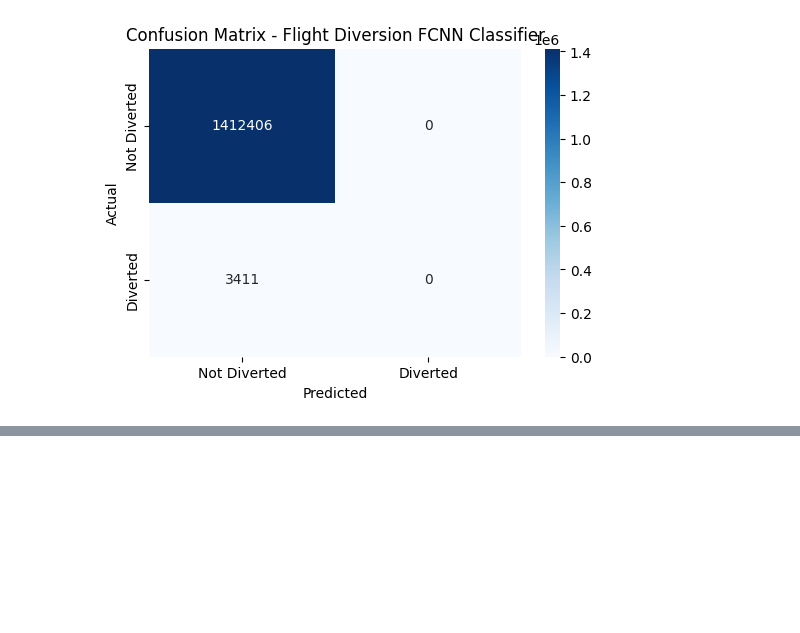
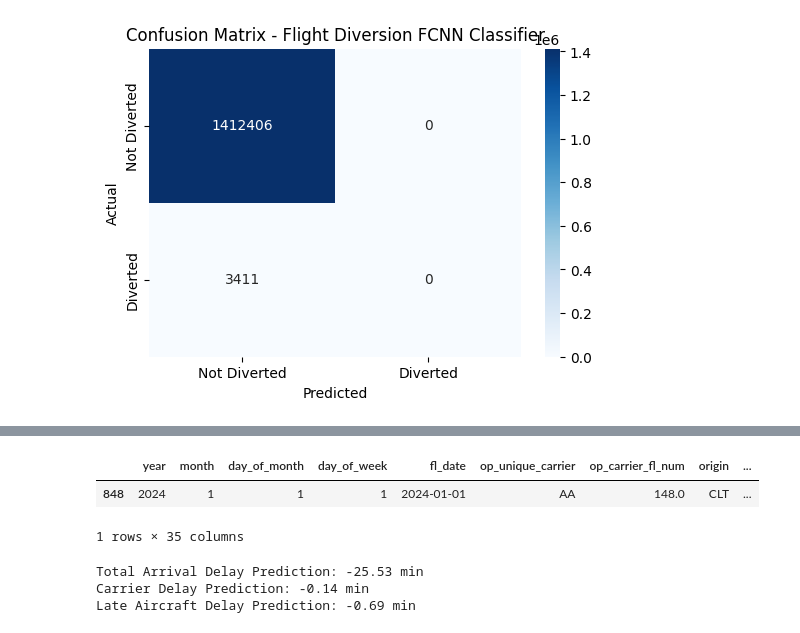
Before and after one commit to obaileyw-uncc/ecgr5105, a Jupyter notebook: project/FreshMonthlyApproach5105_project_orb.ipynb, the cells around one changed output, grey strips where cells are left out. Drawn from its saved outputs; the diff is of its cells as text; code cells hidden in the pictures; blank space fills up the shorter version.

```diff
--- a/project/FreshMonthlyApproach5105_project_orb.ipynb
+++ b/project/FreshMonthlyApproach5105_project_orb.ipynb
@@ -1871,0 +1838,74 @@ plt.show()
+# %%
+# note: this interpreter will only work if the
+# model folder definition
+folder_str = '/content/drive/MyDrive/models/'
+
+regression_paths = {'Total Arrival Delay Prediction': 'arr_delay.bin',
+                    'Carrier Delay Prediction': 'carrier_delay_fcnn.bin',
+                    'Late Aircraft Delay Prediction': 'late_aircraft_delay.bin'}
+classifier_paths = {'Diversion Prediction': 'diverted_classifier.bin'}
+airline_codes = pd.Categorical(df['op_unique_carrier'])
+
+airline = input('Two-letter FAA airline code: ')
+flight = np.float32(input('Flight number: '))
+date = input('Flight date (MM/DD): ')
+
+month = np.float32(date[:2])
+day = np.float32(date[-2:])
+
+try:
+  input_data = df[X.month == month]
+  input_data = input_data[input_data.day_of_month == day]
+  input_data = input_data[input_data.op_unique_carrier == airline]
+  input_data = input_data[input_data.op_carrier_fl_num == flight]
+except:
+  if month > 12.0 or month < 1.0:
+    raise ValueError(f'Input data malformed: month {month} is not between',
+                     '1 and 12')
+  elif day < 1:
+    raise ValueError(f'Input data malformed: day cannot be negative')
+  elif month == 2.0 and day > 29:
+    raise ValueError(f'Input data malformed: day {day} is not between 1 and 29')
+  elif (month in [1.0, 3.0, 5.0, 7.0, 8.0, 10.0, 12.0]) and day > 31:
+    raise ValueError(f'Input data malformed: day {day} is not between 1 and 31')
+  elif day > 30:
+    raise ValueError(f'Input data malformed: day {day} is not between 1 and 30')
+  else:
+    raise ValueError('Input data malformed. Check to make sure that the flight',
+                     f'{airline} {int(flight)} exists')
+
+print(f'Flight selected: {airline} {int(flight)} ({int(month)}/{int(day)})')
+print('Input dataframe below')
+display(input_data)
+print()
+
+# get input data and labels
+numeric_cols = ["month","day_of_month","day_of_week",
+                "crs_dep_time","crs_arr_time","distance",
+                "dep_delay","crs_elapsed_time","taxi_out"]
+X_interpreter = X[X.index == input_data.index[0]]
+
+# Scale numeric features, keep categorical as integers
+X_interpreter_num  = scaler.transform(X_interpreter[numeric_cols])
+X_interpreter_carrier = X_interpreter["op_unique_carrier"].astype(int).values
+X_interpreter_origin = X_interpreter["origin"].astype(int).values
+X_interpreter_dest = X_interpreter["dest"].astype(int).values
+
+# convert to tensors and send to the GPU
+X_interpreter_num = torch.tensor(X_interpreter_num).to(device)
+X_interpreter_carrier = torch.tensor(X_interpreter_carrier).to(device)
+X_interpreter_origin = torch.tensor(X_interpreter_origin).to(device)
+X_interpreter_dest = torch.tensor(X_interpreter_dest).to(device)
+
+for name in regression_paths:
+  path_str = folder_str + regression_paths[name]
+  model_eval = FlightDelayFCNN(num_numeric=9,
+                               n_carriers=num_carriers,
+                               n_airports=num_airports).to(device)
+  model_eval.load_state_dict(torch.load(path_str, map_location=device,
+                                        weights_only=True))
+  #display(model_eval)
+  h = model_eval(X_interpreter_num, X_interpreter_carrier,
+                 X_interpreter_origin, X_interpreter_dest)
+  print(f'{name}: {float(h):.2f} min')
+# %% [output]
@@ -1871,0 +1917,6 @@ plt.show()
+|  | year | month | day_of_month | day_of_week | fl_date | op_unique_carrier | op_carrier_fl_num | origin | ... |
+| 848 | 2024 | 1 | 1 | 1 | 2024-01-01 | AA | 148.0 | CLT | ... |
+1 rows × 35 columns
+Total Arrival Delay Prediction: -25.53 min
+Carrier Delay Prediction: -0.14 min
+Late Aircraft Delay Prediction: -0.69 min
```
Also changed, not shown: parts of 28 cells of this notebook, 1 other file.
